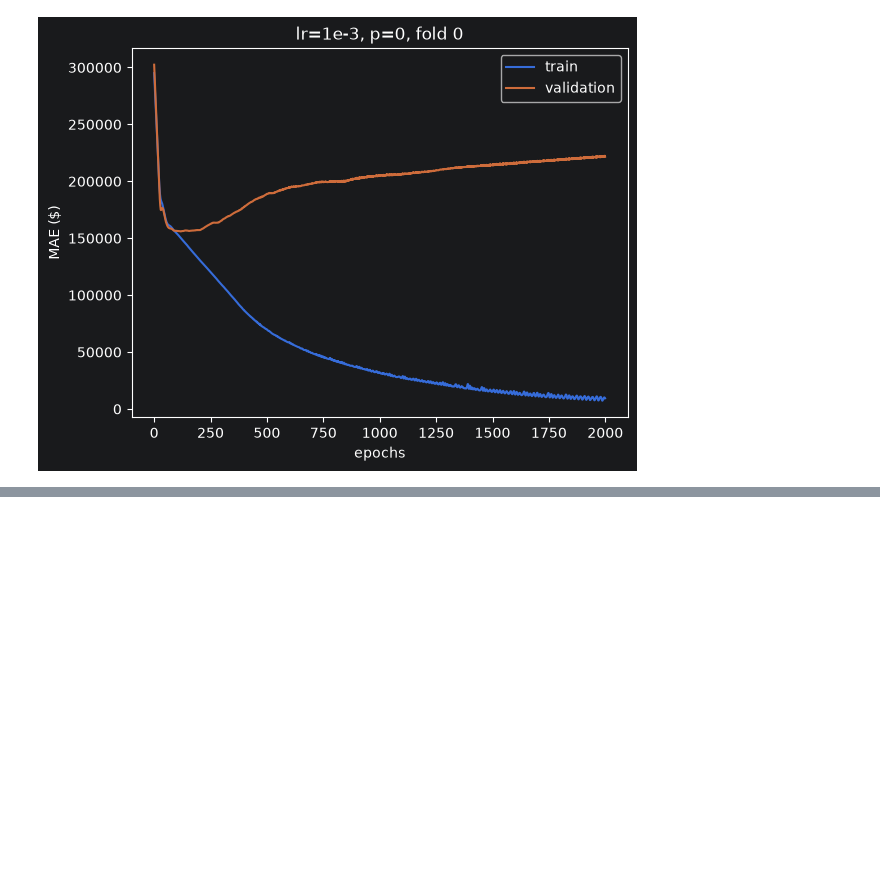
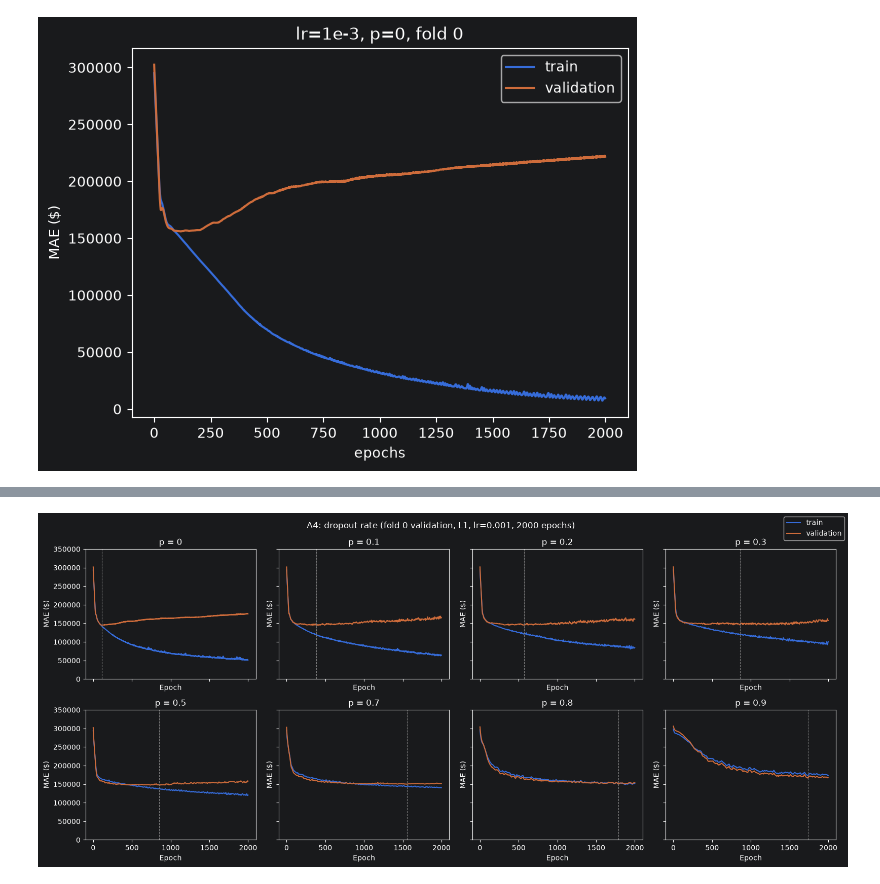
Before and after one commit to Sarang681/COMP-70050-ML-CW-2, a Jupyter notebook: task1.ipynb, the cells around one changed output, grey strips where cells are left out. Saved outputs shown, nothing was run; the diff lists cells and outputs as text; code cells hidden in the pictures; blank space fills up the shorter version.

```diff
--- a/task1.ipynb
+++ b/task1.ipynb
@@ -178,0 +367,31 @@ plt.savefig("figures/1-1.png", dpi=200, bbox_inches="tight")
+# %%
+ps = [0.0, 0.1, 0.2, 0.3, 0.5, 0.7, 0.8, 0.9]
+
+X_train, y_train, X_val, y_val = split_data(housing_df, 0)
+
+output_l1 = {}
+
+for p in ps:
+    model = build_model(p=p)
+    train_mae, val_mae, std = train(model, X_train, y_train, X_val, y_val, epochs=2000, lr=1e-3, loss_type="L1")
+    output_l1[p] = train_mae, val_mae
+# %%
+lrs = list(output_l1.keys())
+fig, axes = plt.subplots(2, 4, figsize=(16, 7), sharex=True, sharey=True)
+axes = axes.ravel()
+
+for ax, p in zip(axes, ps):
+    tr, va = output_l1[p]
+    plot_curves(ax, tr, va, title=f"p = {p:g}")
+
+for ax in axes[len(lrs):]:          # hide unused panels
+    ax.axis("off")
+
+handles, labels = axes[0].get_legend_handles_labels()
+fig.legend(handles, labels, loc="upper right")
+fig.suptitle("A4: dropout rate (fold 0 validation, L1, lr=0.001, 2000 epochs)")
+fig.tight_layout()
+fig.savefig("figures/a4_fold0_l1.png", dpi=200, bbox_inches="tight")
+plt.show()
+# %% [output]
+[figure, added]
```
Also changed, not shown: parts of 37 cells of this notebook, 7 other files.
